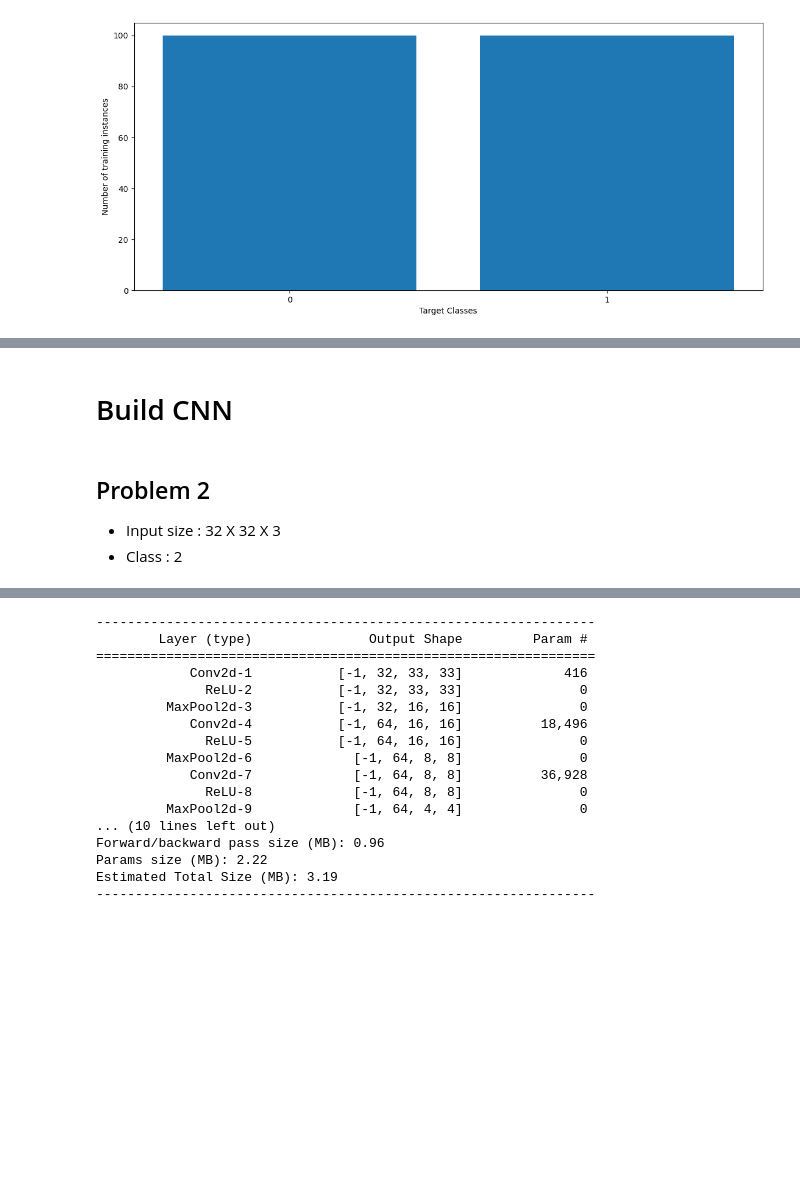
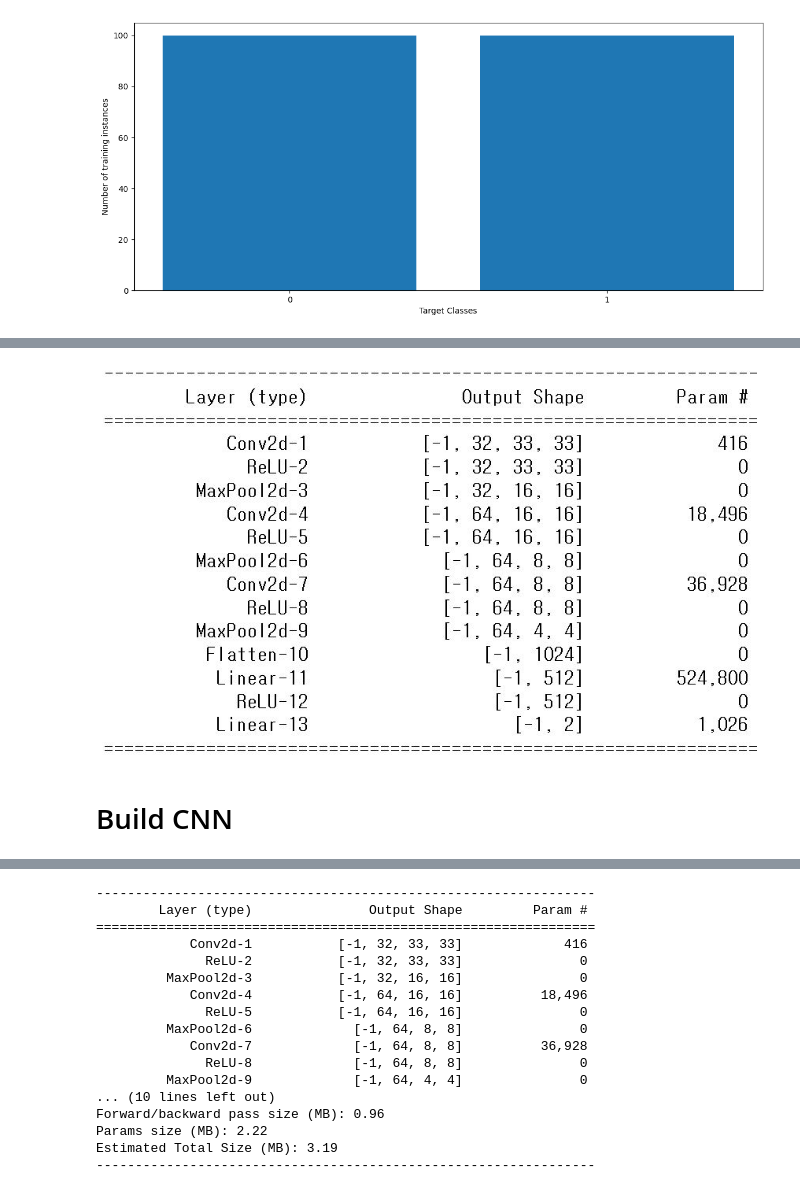
Before and after one commit to jhkim01/newComer, a Jupyter notebook: Image Classification Using Pytorch for Test.ipynb, the cells around one changed output, grey strips where cells are left out. Drawn from its saved outputs; the diff is of its cells as text; code cells hidden in the pictures; blank space fills up the shorter version.

```diff
--- a/Image Classification Using Pytorch for Test.ipynb
+++ b/Image Classification Using Pytorch for Test.ipynb
@@ -110,6 +110,6 @@ Text(0, 0.5, 'Number of training instances')
+# %%
+Image(filename='./asset/simpleCNN_torch1.JPG')
+# %% [output]
+[figure, added]
 # %% [markdown]
  # Build CNN
-# %% [markdown]
-## Problem 2
-- Input size : 32 X 32 X 3
-- Class : 2
```
Also changed, not shown: parts of 14 cells of this notebook, 1 other file.
